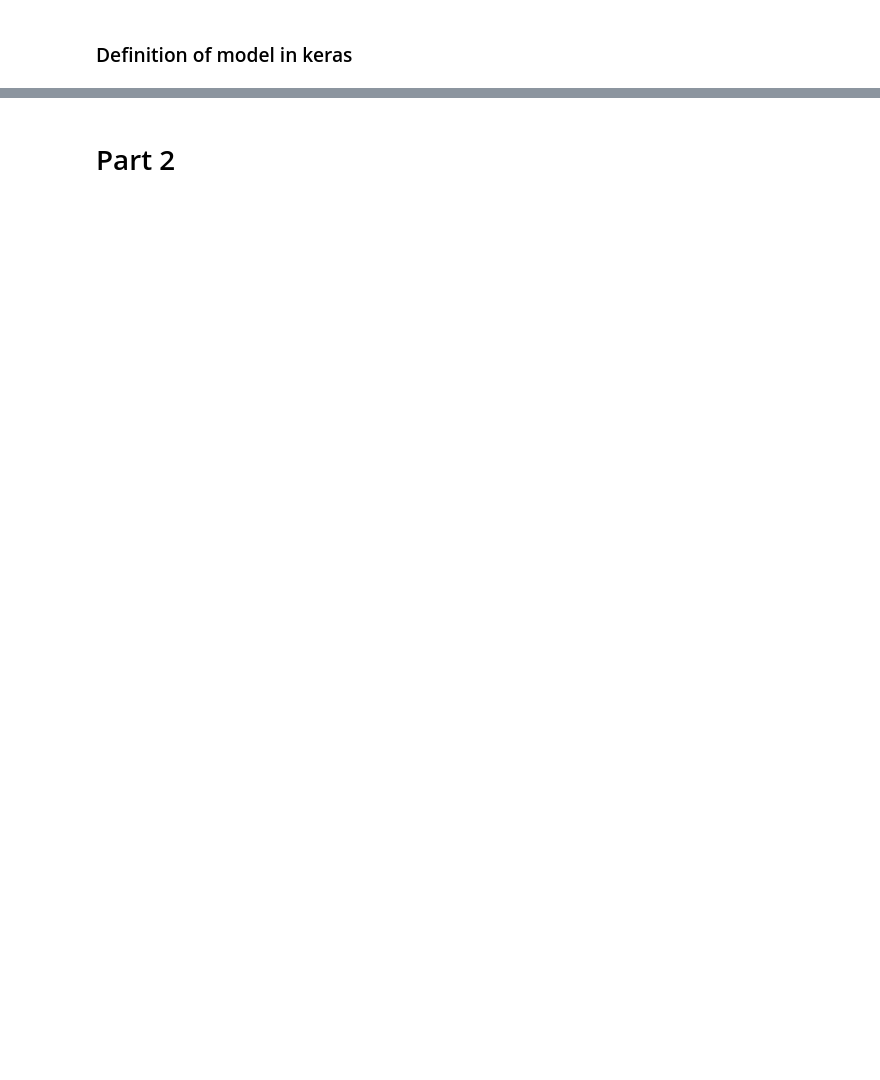
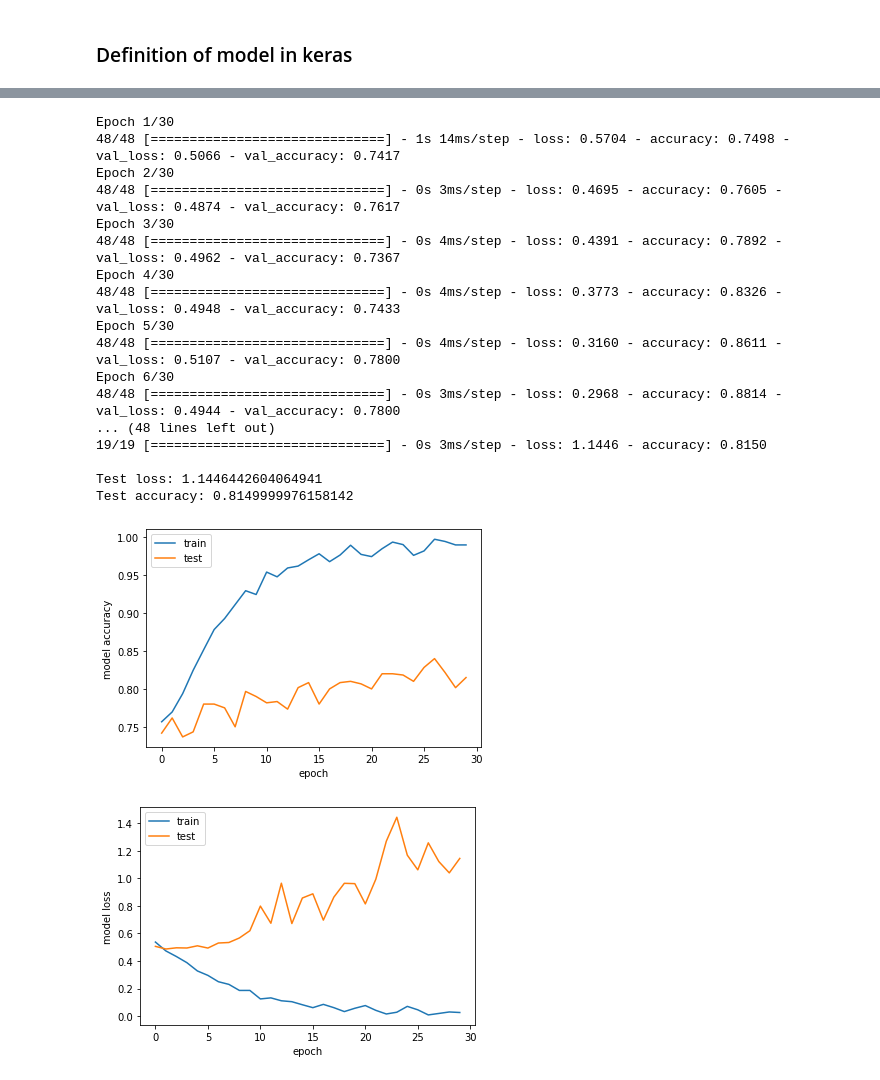
Before and after one commit to samuelelipani/lcpb, a Jupyter notebook: ex2.ipynb, the cells around one changed output, grey strips where cells are left out. Saved outputs shown, nothing was run; the diff lists cells and outputs as text; code cells hidden in the pictures; blank space fills up the shorter version.

```diff
--- a/ex2.ipynb
+++ b/ex2.ipynb
@@ -131,13 +95,0 @@ None
-# %%
-opt1 = SGD(learning_rate=0.1,
-           momentum=0.9,
-           nesterov=True)
-
-model.compile(loss="binary_crossentropy", #check what it is
-             optimizer=opt1, #"adam"
-             metrics=['accuracy'])
-# %%
-fit = model.fit(x_train, y_train,
-               epochs=30, batch_size=50,
-               validation_data=(x_test,y_test),
-                shuffle=True)
@@ -161,0 +100,14 @@ Epoch 30/30
+# %%
+def compile_model(optimizer=opt1,activation="relu",dropout_rate=0.2, x_f = 1):
+    # create the mode
+    model = Sequential()
+    model.add(Dense(x_f*L,input_shape=(L,),activation=activation))
+    model.add(Dense(L/2,activation=activation))
+    model.add(Dense(L/4,activation=activation))
+    model.add(Dropout(dropout_rate))
+    model.add(Dense(1,activation="sigmoid"))
+    # compile the model
+    model.compile(loss="binary_crossentropy",
+                  optimizer=optimizer,
+                  metrics=['accuracy'])
+    return model
@@ -195,2 +149,22 @@ Test accuracy: 0.8133333325386047
-# %% [markdown]
-# Part 2
+# %%
+fit_and_plot()
+# %% [output]
+Epoch 1/30
+48/48 [==============================] - 1s 14ms/step - loss: 0.5704 - accuracy: 0.7498 - val_loss: 0.5066 - val_accuracy: 0.7417
+Epoch 2/30
+48/48 [==============================] - 0s 3ms/step - loss: 0.4695 - accuracy: 0.7605 - val_loss: 0.4874 - val_accuracy: 0.7617
+Epoch 3/30
+48/48 [==============================] - 0s 4ms/step - loss: 0.4391 - accuracy: 0.7892 - val_loss: 0.4962 - val_accuracy: 0.7367
+Epoch 4/30
+48/48 [==============================] - 0s 4ms/step - loss: 0.3773 - accuracy: 0.8326 - val_loss: 0.4948 - val_accuracy: 0.7433
+Epoch 5/30
+48/48 [==============================] - 0s 4ms/step - loss: 0.3160 - accuracy: 0.8611 - val_loss: 0.5107 - val_accuracy: 0.7800
+Epoch 6/30
+48/48 [==============================] - 0s 3ms/step - loss: 0.2968 - accuracy: 0.8814 - val_loss: 0.4944 - val_accuracy: 0.7800
+... (48 lines left out)
+19/19 [==============================] - 0s 3ms/step - loss: 1.1446 - accuracy: 0.8150
+
+Test loss: 1.1446442604064941
+Test accuracy: 0.8149999976158142
+[figure, added]
+[figure, added]
```
Also changed, not shown: parts of 61 cells of this notebook.
